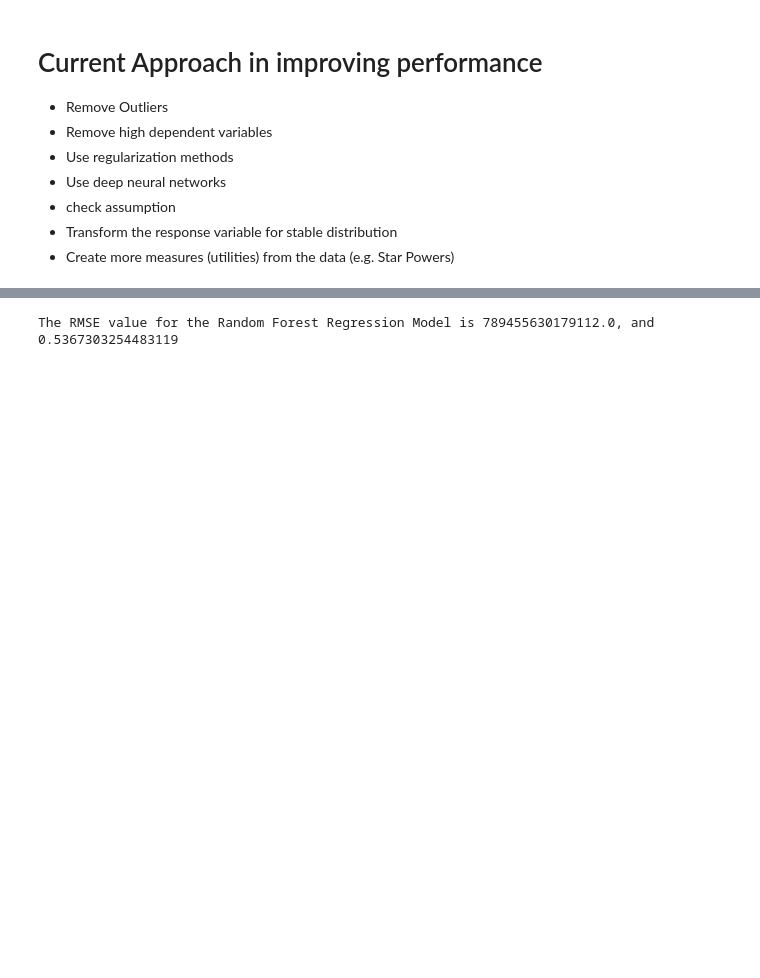
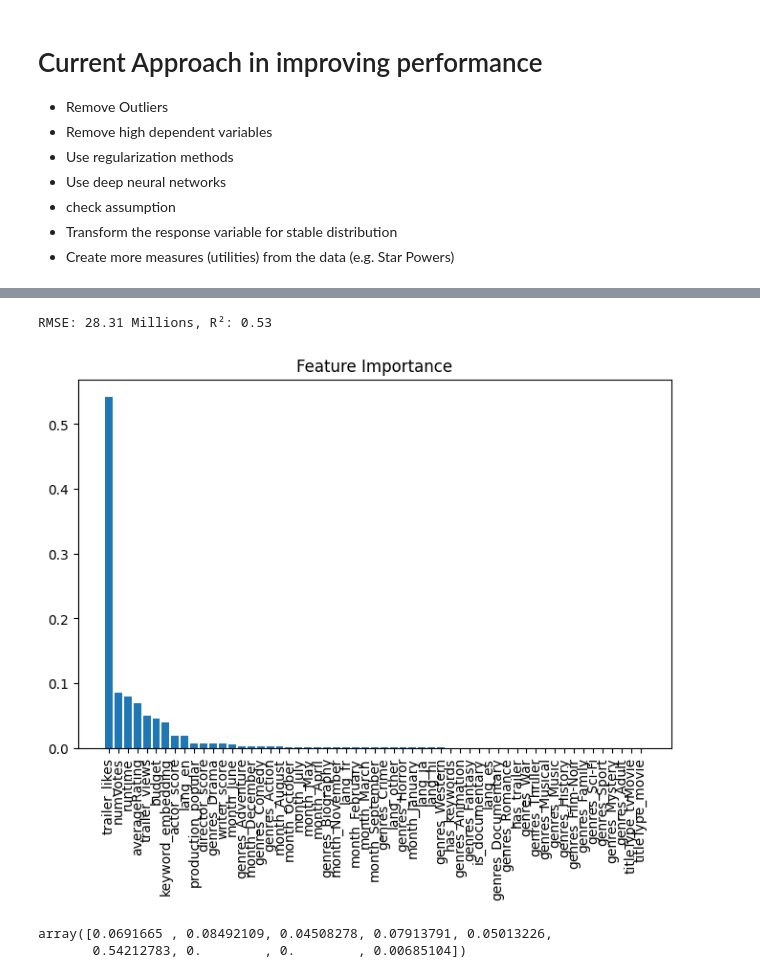
Before and after one commit to Eric7895/Movie_Revenue_Web_Application, a Jupyter notebook: ml_model.ipynb, the cells around one changed output, grey strips where cells are left out. Drawn from its saved outputs; the diff is of its cells as text; code cells hidden in the pictures; blank space fills up the shorter version.

```diff
--- a/ml_model.ipynb
+++ b/ml_model.ipynb
@@ -29,12 +62,11 @@ df = pd.read_csv("data/movie_data_encoded.csv")
 # %%
-y = df['revenue']
-X = df.drop(['Unnamed: 0', 'name', 'genres', 'directors', 'writers','actors', 'original_language', 'production_companies',
-       'release_date','keywords', 'revenue'], axis=1)
-
+# Split original data (no transformation yet)
 X_train, X_test, y_train, y_test = train_test_split(X, y, test_size=0.2, random_state=42)
 
+# Apply log1p to y_train only
+y_train_log = np.log1p(y_train)  # Train on log-transformed target
+
+# Scale features using training data
 scaler = StandardScaler()
-scaler.fit(X_train)
-
-X_train_scaled = scaler.transform(X_train)
+X_train_scaled = scaler.fit_transform(X_train)
 X_test_scaled = scaler.transform(X_test)
@@ -55,12 +101,14 @@ print(vif)
 # %%
 RFR_tune = RandomForestRegressor()
 param_dist = {
-    'n_estimators': randint(50, 500),
-    'max_depth': randint(1,20),
-    'min_samples_leaf': randint(1, 10)
+    'n_estimators': [100, 300, 500],
+    'max_depth': [10, 20, None],
+    'min_samples_split': [2, 5, 10],  # Prevents overfitting
+    'min_samples_leaf': [1, 2, 4],  # Controls minimum samples per leaf
+    'max_features': ['sqrt', 'log2', None]  # Feature selection method
 }
 
-rand_search = RandomizedSearchCV(RFR_tune, param_distributions=param_dist, n_iter=10, cv=5, random_state=42)
+rand_search = RandomizedSearchCV(RFR_tune, param_distributions=param_dist, n_iter=10, cv=5, random_state=42, n_jobs=-1)
 
 # Fit the random search object to the data.
 rand_search.fit(X_train, y_train.values.ravel())
@@ -70,8 +135,27 @@ RandomForestRegressor(max_depth=19, n_estimators=264)
 # %%
-RFR = RandomForestRegressor(max_depth=19, n_estimators=264)
+RFR = RandomForestRegressor(max_features=None, min_samples_leaf=4,
+                      min_samples_split=5, n_estimators=300)
 RFR.fit(X_train_scaled, y_train.values.ravel())
-RMSE = mean_squared_error(y_test, RFR.predict(X_test_scaled))
-R2_RFR = r2_score(y_test, RFR.predict(X_test_scaled))
-print(f'The RMSE value for the Random Forest Regression Model is {RMSE}, and {R2_RFR}')
+RMSE = np.sqrt(mean_squared_error(y_test, RFR.predict(X_test_scaled)))
+R2 = r2_score(y_test, RFR.predict(X_test_scaled))
+# Format RMSE (e.g., in millions)
+print(f"RMSE: {round(RMSE / 1e6, 2)} Millions, R²: {round(R2, 2)}")
 # %% [output]
-The RMSE value for the Random Forest Regression Model is 789455630179112.0, and 0.5367303254483119
+RMSE: 28.31 Millions, R²: 0.53
+# %%
+importances = RFR.feature_importances_
+indices = np.argsort(importances)[::-1]
+
+# Plot feature importance
+plt.figure(figsize=(8,5))
+plt.title("Feature Importance")
+plt.bar(range(X_train_scaled.shape[1]), importances[indices], align="center")
+plt.xticks(range(X_train_scaled.shape[1]), X_train.columns[indices], rotation=90)
+plt.show()
+# %% [output]
+[figure, added]
+# %%
+importances[importances[indices] > 0.01]
+# %% [output]
+array([0.0691665 , 0.08492109, 0.04508278, 0.07913791, 0.05013226,
+       0.54212783, 0.        , 0.        , 0.00685104])
```
Also changed, not shown: parts of 10 cells of this notebook.
